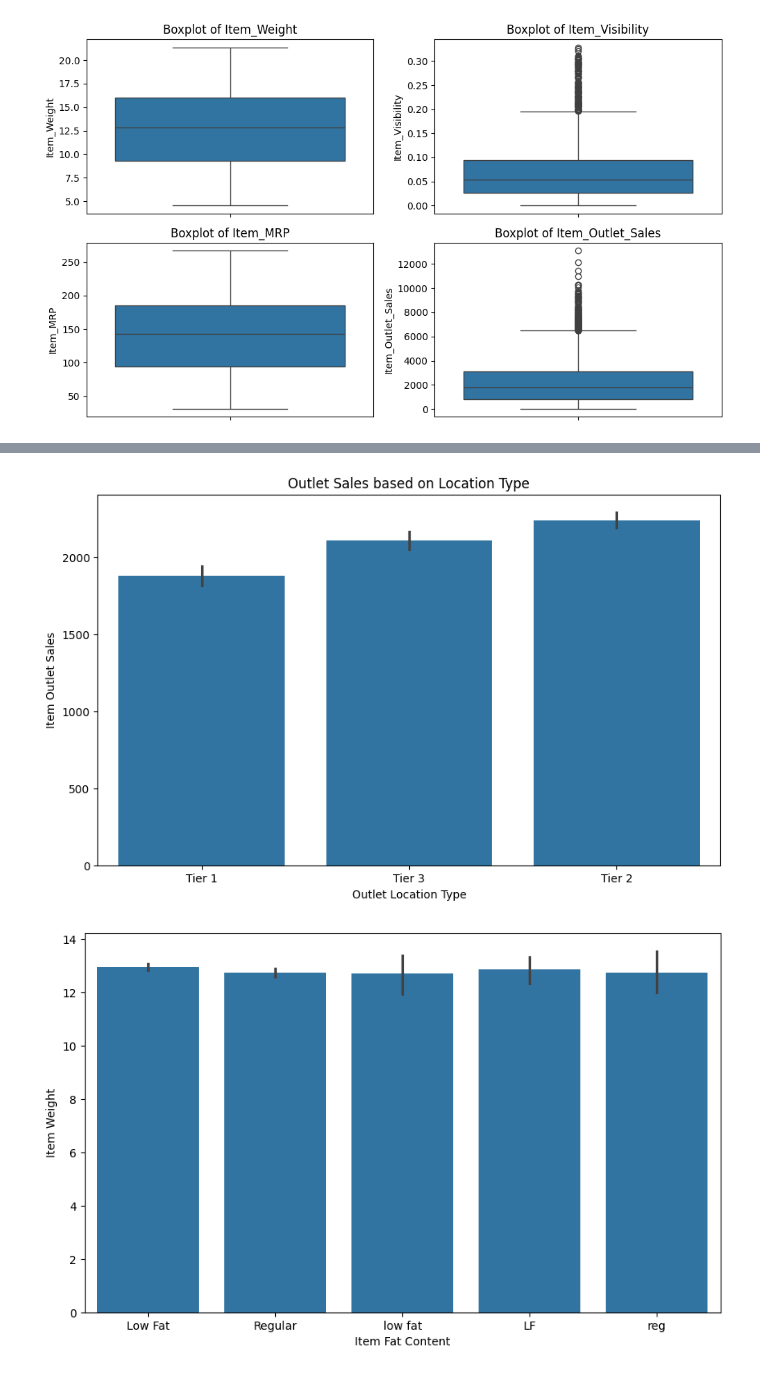
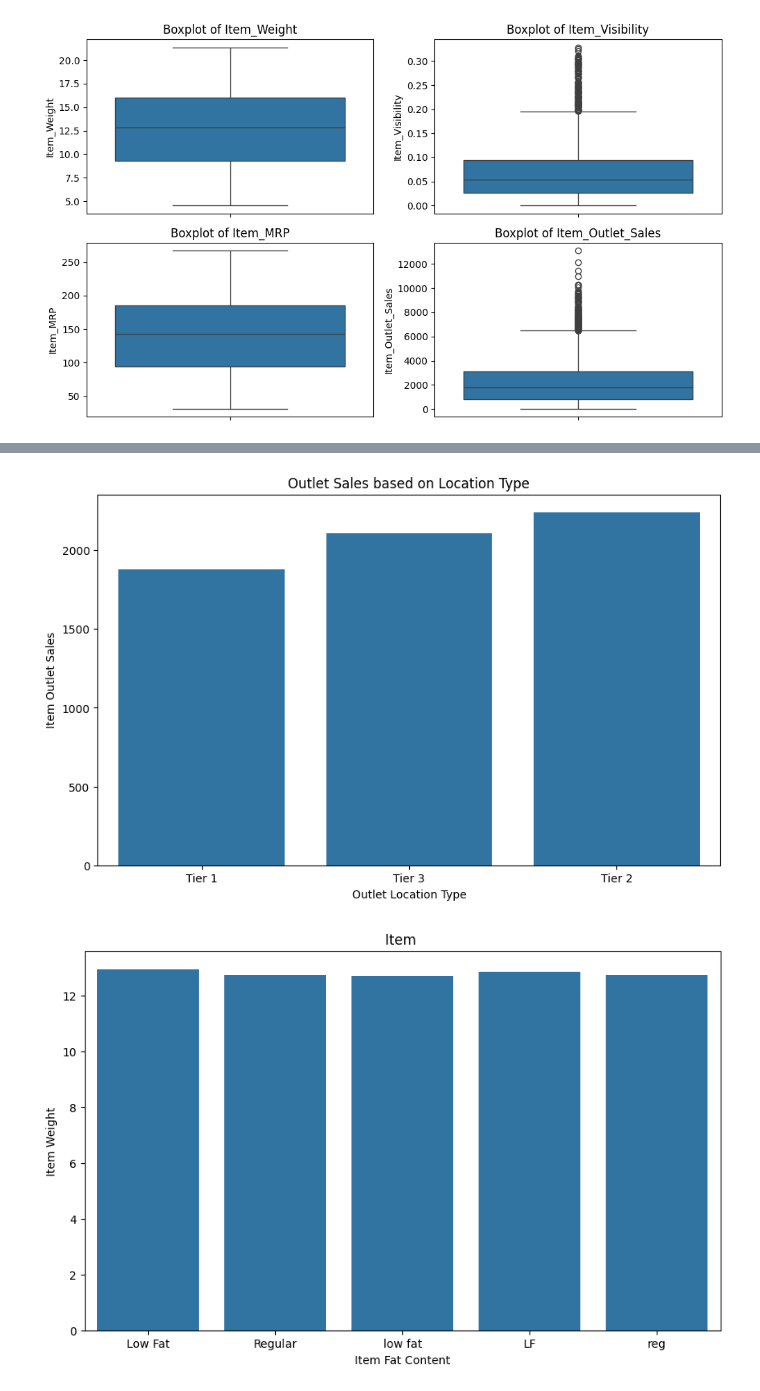
Before and after one commit to Alibubere/BigMart_Sales_Analysis, a Jupyter notebook: BigMart_Sales_Analysis.ipynb, the cells around one changed output, grey strips where cells are left out. Drawn from its saved outputs; the diff is of its cells as text; code cells hidden in the pictures.

```diff
--- a/BigMart_Sales_Analysis.ipynb
+++ b/BigMart_Sales_Analysis.ipynb
@@ -113,21 +113,21 @@ plt.show()
 # %%
 plt.figure(figsize=(10,6))
-sns.barplot(x=data['Outlet_Location_Type'],y=data['Item_Outlet_Sales'])
+sns.barplot(x=data['Outlet_Location_Type'],y=data['Item_Outlet_Sales'],errorbar=None)
 plt.title('Outlet Sales based on Location Type')
 plt.xlabel('Outlet Location Type')
 plt.ylabel('Item Outlet Sales')
 plt.show()
 # %% [output]
-[figure, old version]
+[figure, new version]
 # %%
 plt.figure(figsize=(10,6))
-sns.barplot(x=data['Item_Fat_Content'],y=data['Item_Weight'])
+sns.barplot(x=data['Item_Fat_Content'],y=data['Item_Weight'],errorbar=None)
 plt.title('Item ')
 plt.xlabel('Item Fat Content')
 plt.ylabel('Item Weight')
 plt.show()
 # %% [output]
-[figure, old version]
+[figure, new version]
 # %%
 plt.figure(figsize=(10,8))
 plt.pie(data['Item_Type'].value_counts(),labels=data['Item_Type'].unique(),autopct='%1.1f%%')
```
Also changed, not shown: parts of 12 cells of this notebook.
